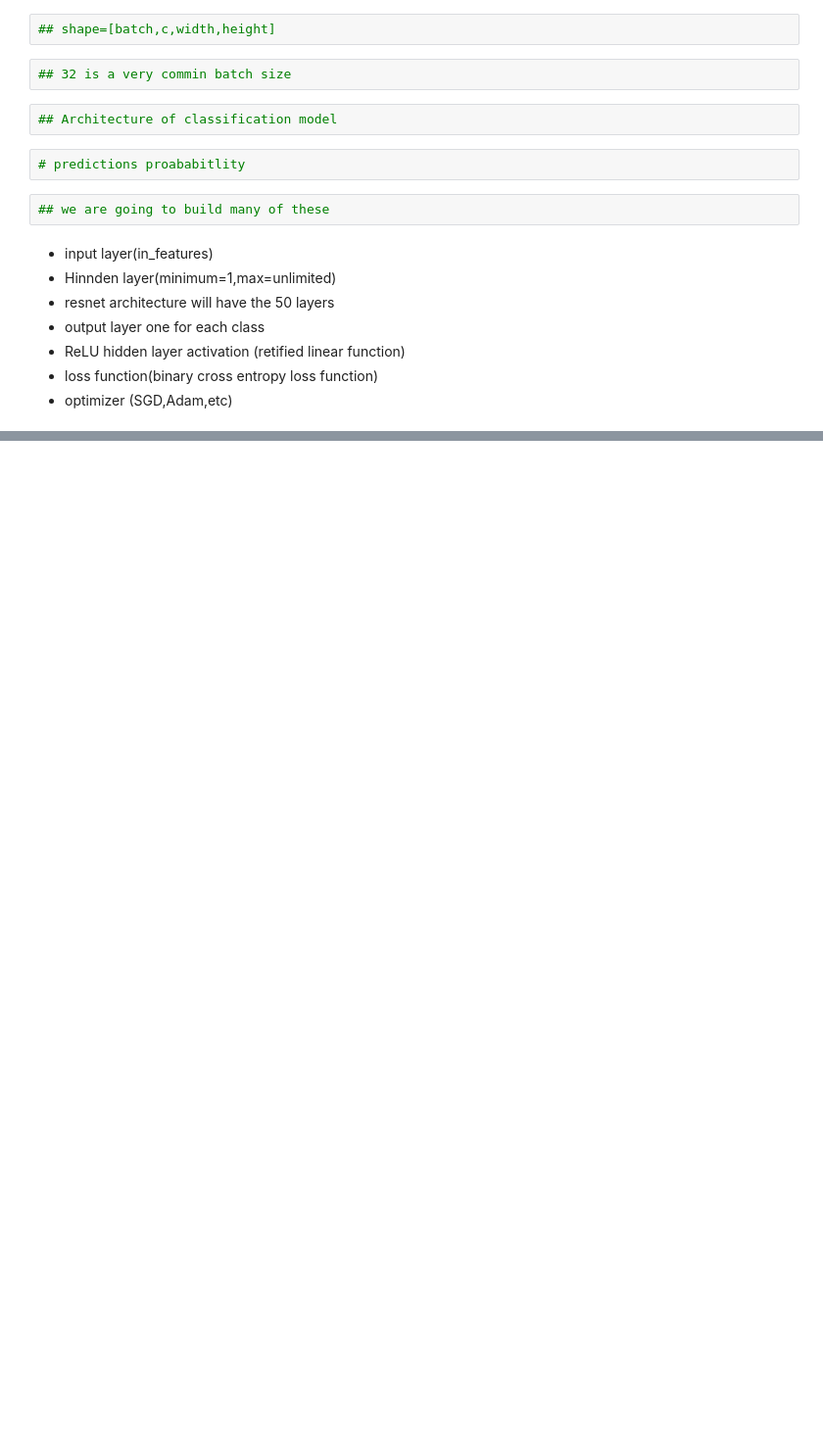
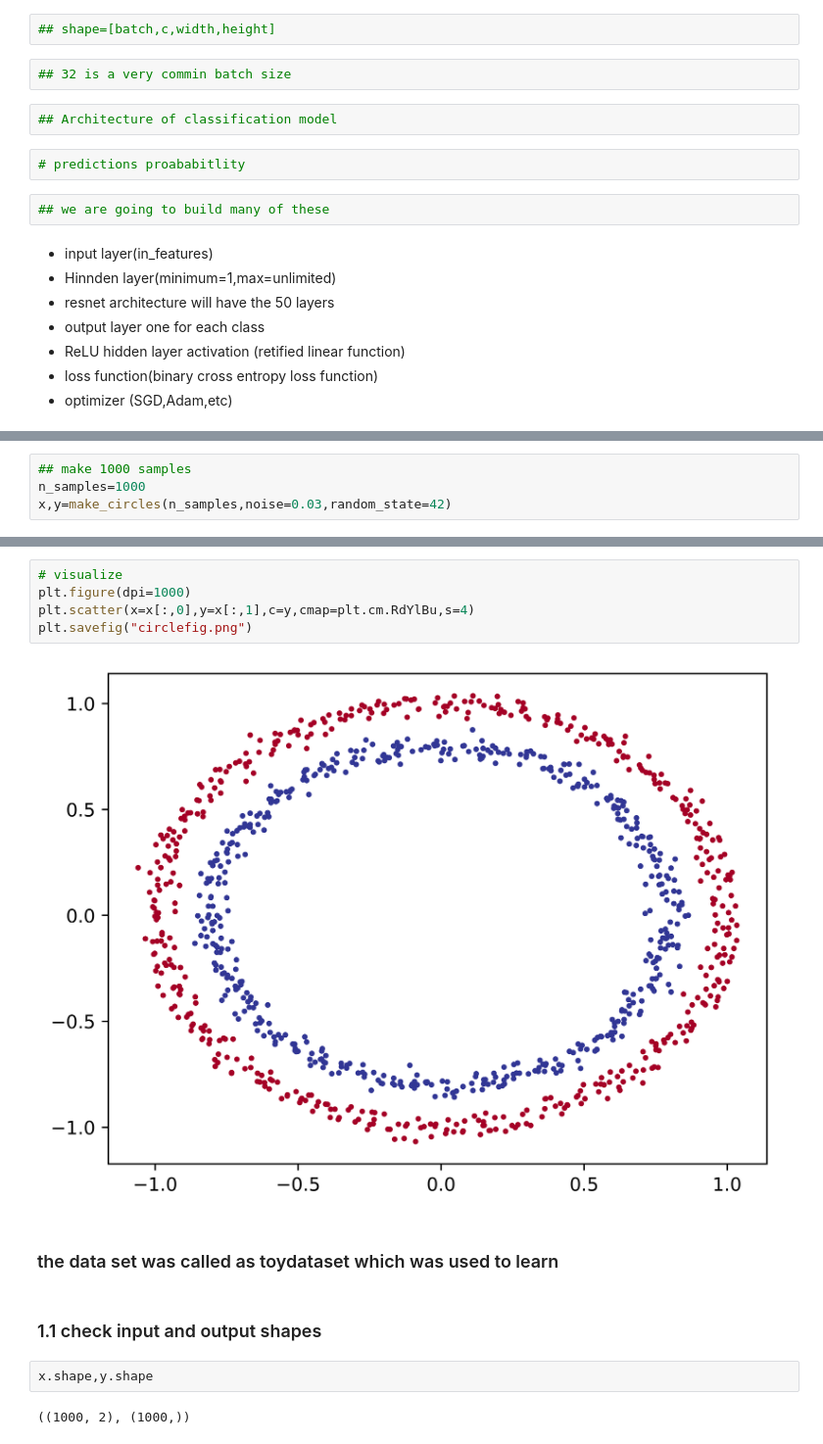
Before and after one commit to adityasaicareer/pytorch, a Jupyter notebook: classification_pytorch.ipynb, the cells around one changed output, grey strips where cells are left out. Shown at 98% size. Cells and saved outputs as stored; diff of their text form; blank space fills up the shorter version.

```diff
--- a/classification_pytorch.ipynb
+++ b/classification_pytorch.ipynb
@@ -44,0 +54,4 @@ import matplotlib.pyplot as plt
+# %%
+## make 1000 samples
+n_samples=1000
+x,y=make_circles(n_samples,noise=0.03,random_state=42)
@@ -44,0 +121,15 @@ import matplotlib.pyplot as plt
+# %%
+# visualize
+plt.figure(dpi=1000)
+plt.scatter(x=x[:,0],y=x[:,1],c=y,cmap=plt.cm.RdYlBu,s=4)
+plt.savefig("circlefig.png")
+# %% [output]
+[figure, added]
+# %% [markdown]
+### the data set was called as toydataset which was used to learn
+# %% [markdown]
+### 1.1 check input and output shapes
+# %%
+x.shape,y.shape
+# %% [output]
+((1000, 2), (1000,))
```
Also changed, not shown: parts of 44 cells of this notebook, 2 other files.
